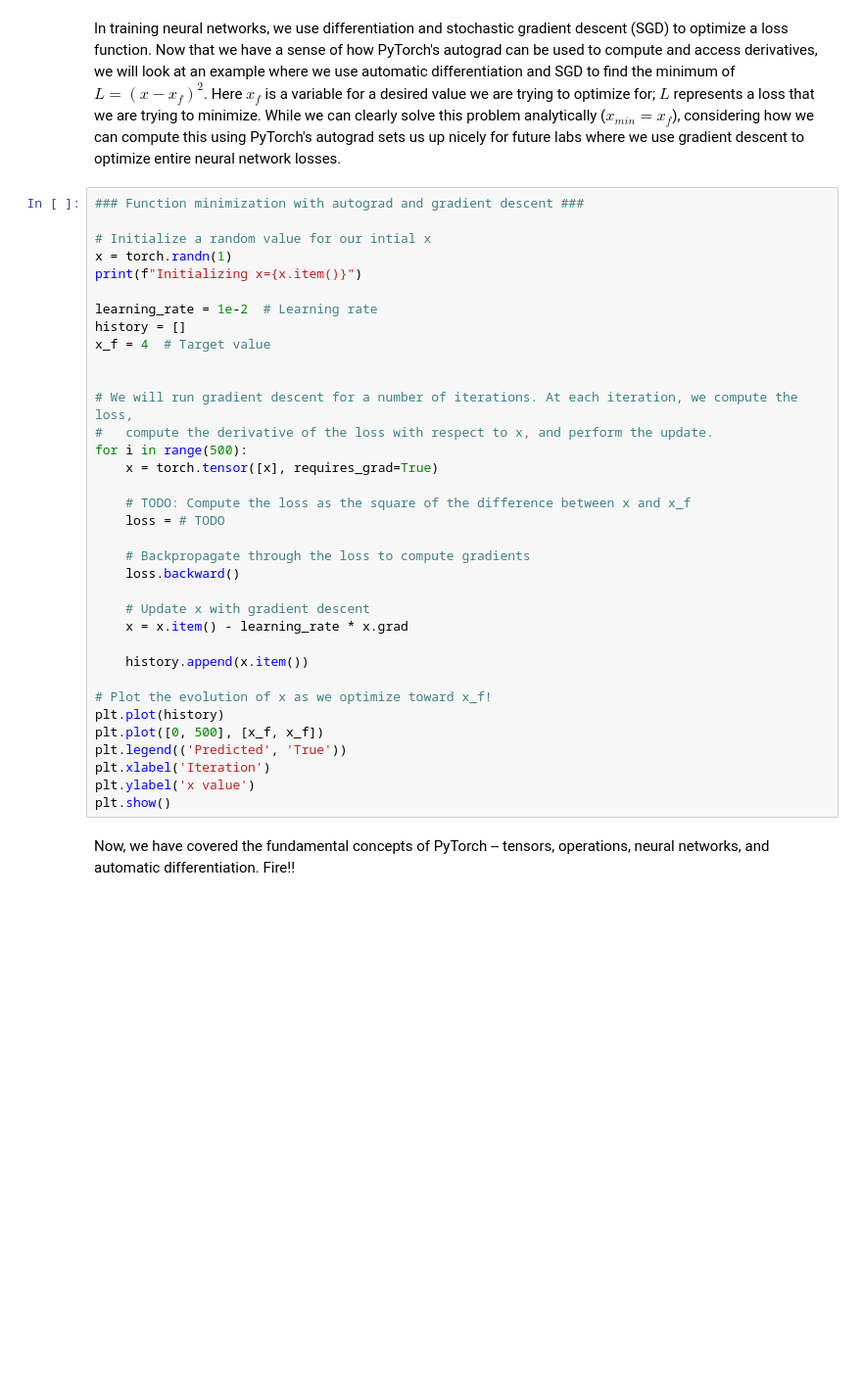
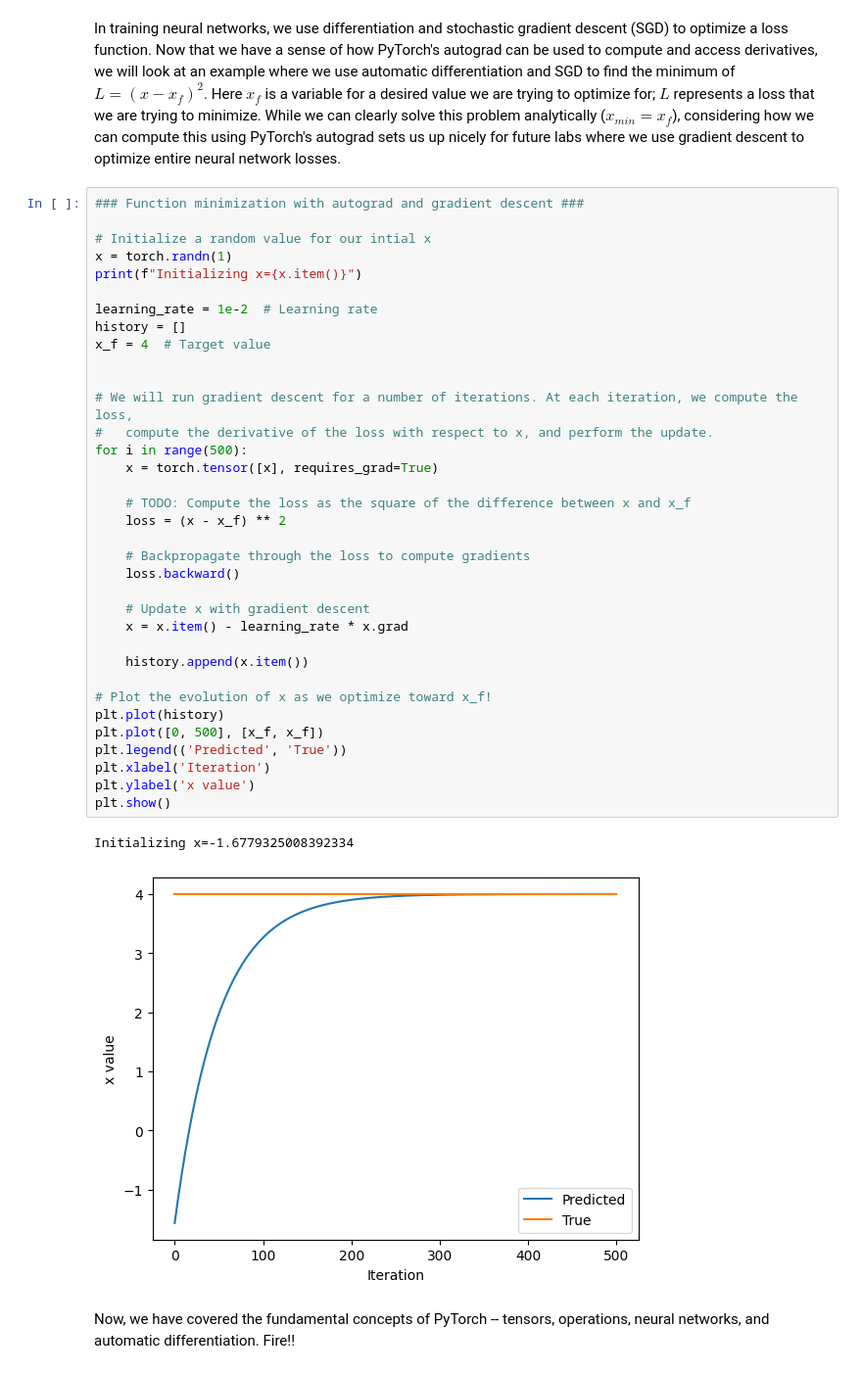
Before and after one commit to Edoardo-Setti/introtodeeplearning, a Jupyter notebook: lab1/PT_Part1_Intro.ipynb, the cells around one changed output. Shown at 98% size. Drawn from its saved outputs; the diff is of its cells as text; blank space fills up the shorter version.

```diff
--- a/lab1/PT_Part1_Intro.ipynb
+++ b/lab1/PT_Part1_Intro.ipynb
@@ -307,33 +337,36 @@ In training neural networks, we use differentiation and stochastic gradient desc
 x = torch.randn(1)
 print(f"Initializing x={x.item()}")
 
 learning_rate = 1e-2  # Learning rate
 history = []
 x_f = 4  # Target value
 
 
 # We will run gradient descent for a number of iterations. At each iteration, we compute the loss,
 #   compute the derivative of the loss with respect to x, and perform the update.
 for i in range(500):
     x = torch.tensor([x], requires_grad=True)
 
     # TODO: Compute the loss as the square of the difference between x and x_f
-    loss = # TODO
+    loss = (x - x_f) ** 2
 
     # Backpropagate through the loss to compute gradients
     loss.backward()
 
     # Update x with gradient descent
     x = x.item() - learning_rate * x.grad
 
     history.append(x.item())
 
 # Plot the evolution of x as we optimize toward x_f!
 plt.plot(history)
 plt.plot([0, 500], [x_f, x_f])
 plt.legend(('Predicted', 'True'))
 plt.xlabel('Iteration')
 plt.ylabel('x value')
 plt.show()
+# %% [output]
+Initializing x=-1.6779325008392334
+[figure, added]
 # %% [markdown]
 Now, we have covered the fundamental concepts of PyTorch -- tensors, operations, neural networks, and automatic differentiation. Fire!!
```
Also changed, not shown: parts of 17 cells of this notebook.
